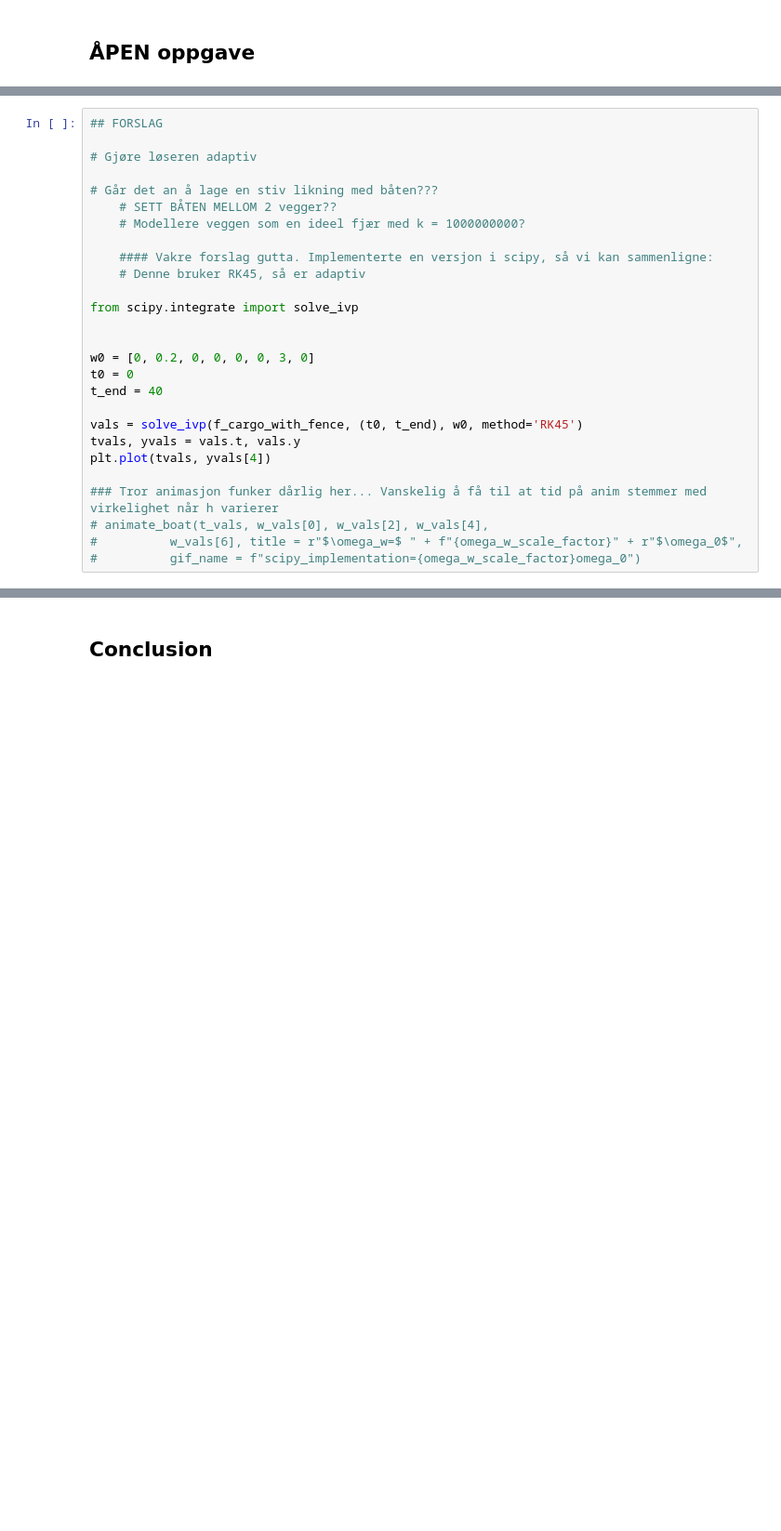
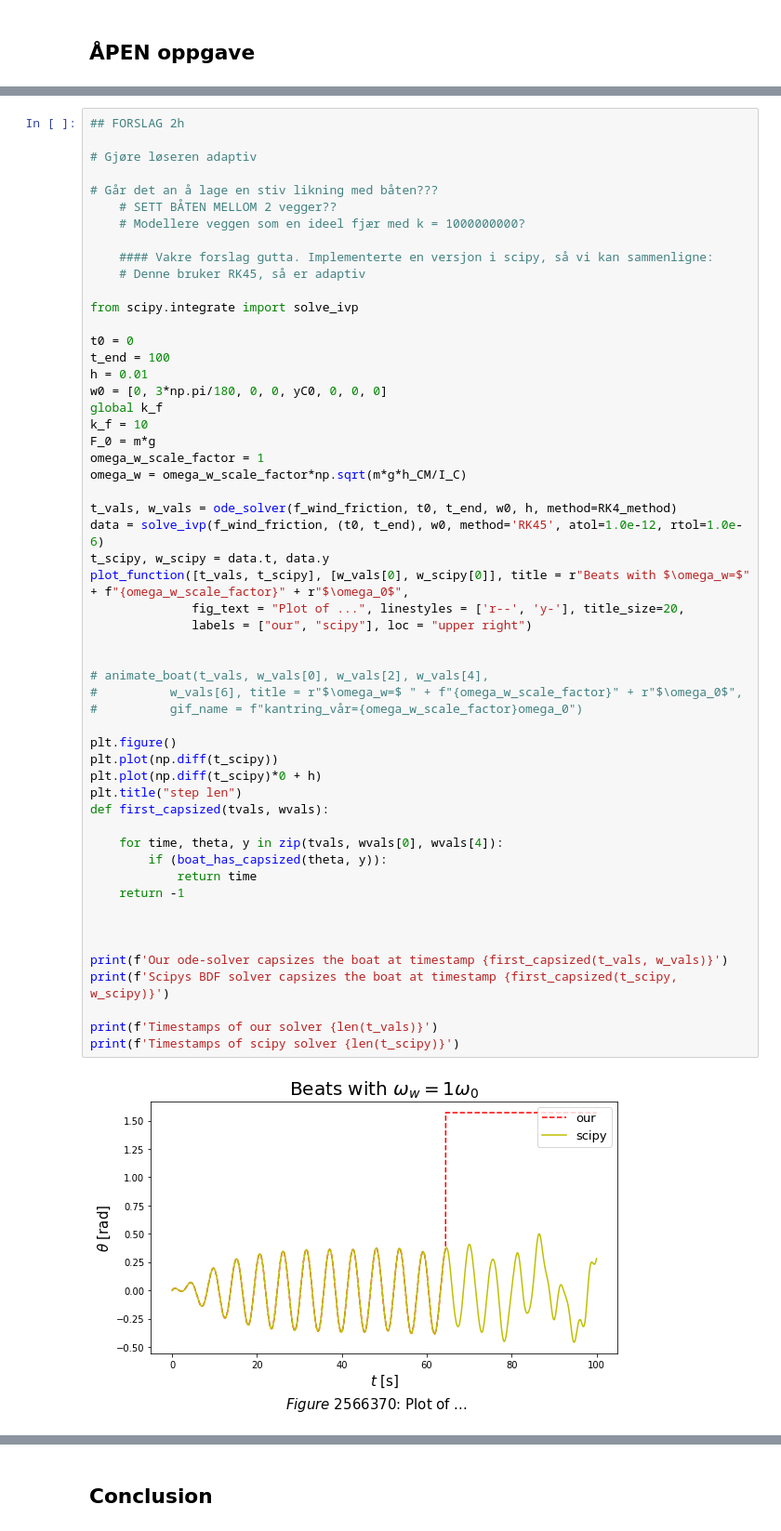
Before and after one commit to Trond01/TMA4320_prosjekt_2, a Jupyter notebook: prosjekt2.ipynb, the cells around one changed output, grey strips where cells are left out. Shown at 93% size. Saved outputs shown, nothing was run; the diff lists cells and outputs as text; blank space fills up the shorter version.

```diff
--- a/prosjekt2.ipynb
+++ b/prosjekt2.ipynb
@@ -1287,28 +1285,56 @@ plt.show()
 # %%
-## FORSLAG
+## FORSLAG 2h
 
 # Gjøre løseren adaptiv
 
 # Går det an å lage en stiv likning med båten???
     # SETT BÅTEN MELLOM 2 vegger??
     # Modellere veggen som en ideel fjær med k = 1000000000?
 
     #### Vakre forslag gutta. Implementerte en versjon i scipy, så vi kan sammenligne:
     # Denne bruker RK45, så er adaptiv
 
 from scipy.integrate import solve_ivp
 
+t0 = 0
+t_end = 100
+h = 0.01
+w0 = [0, 3*np.pi/180, 0, 0, yC0, 0, 0, 0]
+global k_f
+k_f = 10
+F_0 = m*g
+omega_w_scale_factor = 1
+omega_w = omega_w_scale_factor*np.sqrt(m*g*h_CM/I_C)
 
-w0 = [0, 0.2, 0, 0, 0, 0, 3, 0]
-t0 = 0
-t_end = 40
+t_vals, w_vals = ode_solver(f_wind_friction, t0, t_end, w0, h, method=RK4_method)
+data = solve_ivp(f_wind_friction, (t0, t_end), w0, method='RK45', atol=1.0e-12, rtol=1.0e-6)
+t_scipy, w_scipy = data.t, data.y
+plot_function([t_vals, t_scipy], [w_vals[0], w_scipy[0]], title = r"Beats with $\omega_w=$" + f"{omega_w_scale_factor}" + r"$\omega_0$",
+              fig_text = "Plot of ...", linestyles = ['r--', 'y-'], title_size=20,
+              labels = ["our", "scipy"], loc = "upper right")
 
-vals = solve_ivp(f_cargo_with_fence, (t0, t_end), w0, method='RK45')
-tvals, yvals = vals.t, vals.y
-plt.plot(tvals, yvals[4])
 
-### Tror animasjon funker dårlig her... Vanskelig å få til at tid på anim stemmer med virkelighet når h varierer
 # animate_boat(t_vals, w_vals[0], w_vals[2], w_vals[4],
 #          w_vals[6], title = r"$\omega_w=$ " + f"{omega_w_scale_factor}" + r"$\omega_0$",
-#          gif_name = f"scipy_implementation={omega_w_scale_factor}omega_0")
+#          gif_name = f"kantring_vår={omega_w_scale_factor}omega_0")
+
+plt.figure()
+plt.plot(np.diff(t_scipy))
+plt.plot(np.diff(t_scipy)*0 + h)
+plt.title("step len")
+def first_capsized(tvals, wvals):
+
+    for time, theta, y in zip(tvals, wvals[0], wvals[4]):
+        if (boat_has_capsized(theta, y)):
+            return time
+    return -1
+
+
+
+print(f'Our ode-solver capsizes the boat at timestamp {first_capsized(t_vals, w_vals)}')
+print(f'Scipys BDF solver capsizes the boat at timestamp {first_capsized(t_scipy, w_scipy)}')
+
+print(f'Timestamps of our solver {len(t_vals)}')
+print(f'Timestamps of scipy solver {len(t_scipy)}')
 # %% [output]
+[figure, new version]
```
Also changed, not shown: parts of 6 cells of this notebook.
